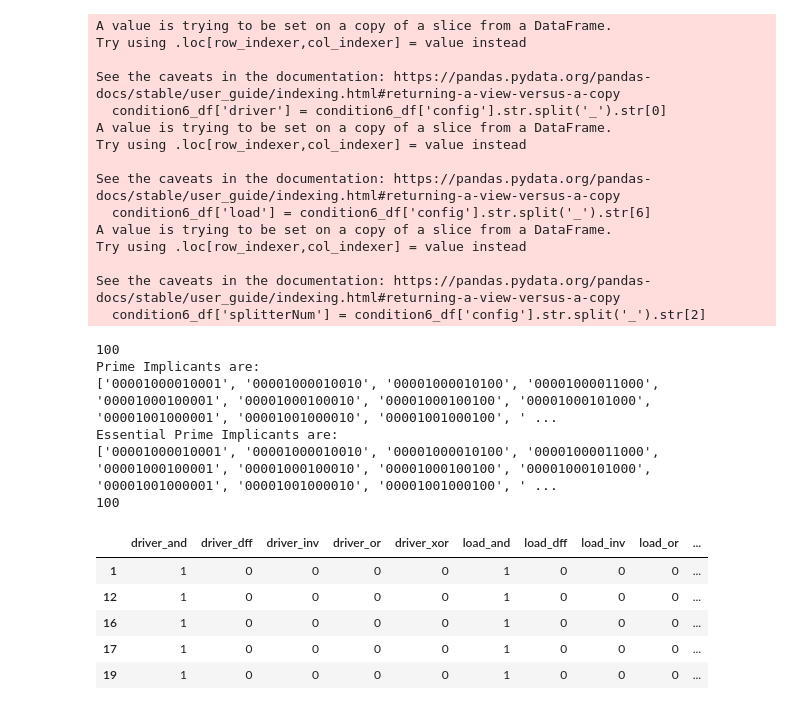
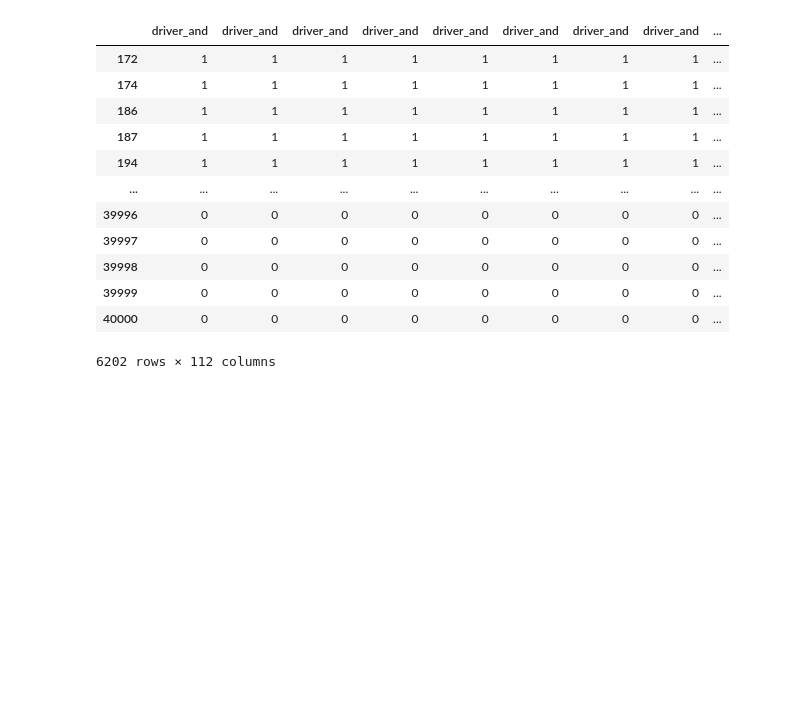
Before and after one commit to carrienlei/RSFQ_2, a Jupyter notebook: RSFQ_2.ipynb, the cells around one changed output. Cells and saved outputs as stored; diff of their text form; code cells hidden in the pictures; blank space fills up the shorter version.

```diff
--- a/RSFQ_2.ipynb
+++ b/RSFQ_2.ipynb
@@ -79,59 +110,47 @@ condition7_df = df[condition7]
 # %%
 condition6_df['driver'] = condition6_df['config'].str.split('_').str[0]
 condition6_df['load'] = condition6_df['config'].str.split('_').str[6]
 condition6_df['splitterNum'] = condition6_df['config'].str.split('_').str[2]
 condition6_df = pd.get_dummies(condition6_df, columns = ["driver", "load", "splitterNum"])
 
-truthTable_6 = condition6_df.iloc[:, 9:]
 
-minterms_6 = []
-for row in truthTable_6.values:
-    binary = "".join(map(str, row))
-    minterms_6.append(binary)
+truthTable_6 = condition6_df[condition6_df.columns[-14:]]
+truthTable_6
 
-minterms_6 = list(set(minterms_6))
-minterms_6.sort()
-print (len(minterms_6))
-no_of_variable = 14
-prime_implicants = qm.check(minterms_6)
-print("Prime Implicants are:")
-print(prime_implicants)
-chart = qm.prime_implicant_chart(prime_implicants, minterms_6)
+# minterms_6 = []
+# for row in truthTable_6.values:
+#     binary = "".join(map(str, row))
+#     minterms_6.append(binary)
 
-essential_prime_implicants = qm.selection(chart, prime_implicants)
-print("Essential Prime Implicants are:")
-print(essential_prime_implicants)
-print(len(essential_prime_implicants))
+# minterms_6 = list(set(minterms_6))
+# minterms_6.sort()
+# print (len(minterms_6))
+# no_of_variable = 14
+# prime_implicants = qm.check(minterms_6)
+# print("Prime Implicants are:")
+# print(prime_implicants)
+# chart = qm.prime_implicant_chart(prime_implicants, minterms_6)
 
-truthTable_6.head()
+# essential_prime_implicants = qm.selection(chart, prime_implicants)
+# print("Essential Prime Implicants are:")
+# print(essential_prime_implicants)
+# print(len(essential_prime_implicants))
+
+# truthTable_6.head()
 # %% [output]
+|  | driver_and | driver_and | driver_and | driver_and | driver_and | driver_and | driver_and | driver_and | ... |
+| 172 | 1 | 1 | 1 | 1 | 1 | 1 | 1 | 1 | ... |
+| 174 | 1 | 1 | 1 | 1 | 1 | 1 | 1 | 1 | ... |
+| 186 | 1 | 1 | 1 | 1 | 1 | 1 | 1 | 1 | ... |
+| 187 | 1 | 1 | 1 | 1 | 1 | 1 | 1 | 1 | ... |
+| 194 | 1 | 1 | 1 | 1 | 1 | 1 | 1 | 1 | ... |
+| ... | ... | ... | ... | ... | ... | ... | ... | ... | ... |
+| 39996 | 0 | 0 | 0 | 0 | 0 | 0 | 0 | 0 | ... |
+| 39997 | 0 | 0 | 0 | 0 | 0 | 0 | 0 | 0 | ... |
+| 39998 | 0 | 0 | 0 | 0 | 0 | 0 | 0 | 0 | ... |
+| 39999 | 0 | 0 | 0 | 0 | 0 | 0 | 0 | 0 | ... |
+| 40000 | 0 | 0 | 0 | 0 | 0 | 0 | 0 | 0 | ... |
-A value is trying to be set on a copy of a slice from a DataFrame.
-Try using .loc[row_indexer,col_indexer] = value instead
-
-See the caveats in the documentation: https://pandas.pydata.org/pandas-docs/stable/user_guide/indexing.html#returning-a-view-versus-a-copy
-  condition6_df['driver'] = condition6_df['config'].str.split('_').str[0]
-A value is trying to be set on a copy of a slice from a DataFrame.
-Try using .loc[row_indexer,col_indexer] = value instead
-
-See the caveats in the documentation: https://pandas.pydata.org/pandas-docs/stable/user_guide/indexing.html#returning-a-view-versus-a-copy
-  condition6_df['load'] = condition6_df['config'].str.split('_').str[6]
-A value is trying to be set on a copy of a slice from a DataFrame.
-Try using .loc[row_indexer,col_indexer] = value instead
-
-See the caveats in the documentation: https://pandas.pydata.org/pandas-docs/stable/user_guide/indexing.html#returning-a-view-versus-a-copy
-  condition6_df['splitterNum'] = condition6_df['config'].str.split('_').str[2]
+6202 rows × 112 columns
-100
-Prime Implicants are:
-['00001000010001', '00001000010010', '00001000010100', '00001000011000', '00001000100001', '00001000100010', '00001000100100', '00001000101000', '00001001000001', '00001001000010', '00001001000100', ' ...
-Essential Prime Implicants are:
-['00001000010001', '00001000010010', '00001000010100', '00001000011000', '00001000100001', '00001000100010', '00001000100100', '00001000101000', '00001001000001', '00001001000010', '00001001000100', ' ...
-100
-|  | driver_and | driver_dff | driver_inv | driver_or | driver_xor | load_and | load_dff | load_inv | load_or | ... |
-| 1 | 1 | 0 | 0 | 0 | 0 | 1 | 0 | 0 | 0 | ... |
-| 12 | 1 | 0 | 0 | 0 | 0 | 1 | 0 | 0 | 0 | ... |
-| 16 | 1 | 0 | 0 | 0 | 0 | 1 | 0 | 0 | 0 | ... |
-| 17 | 1 | 0 | 0 | 0 | 0 | 1 | 0 | 0 | 0 | ... |
-| 19 | 1 | 0 | 0 | 0 | 0 | 1 | 0 | 0 | 0 | ... |
 # %%
 condition7_df['driver'] = condition7_df['config'].str.split('_').str[0]
 condition7_df['load'] = condition7_df['config'].str.split('_').str[6]
```
Also changed, not shown: parts of 3 cells of this notebook.
